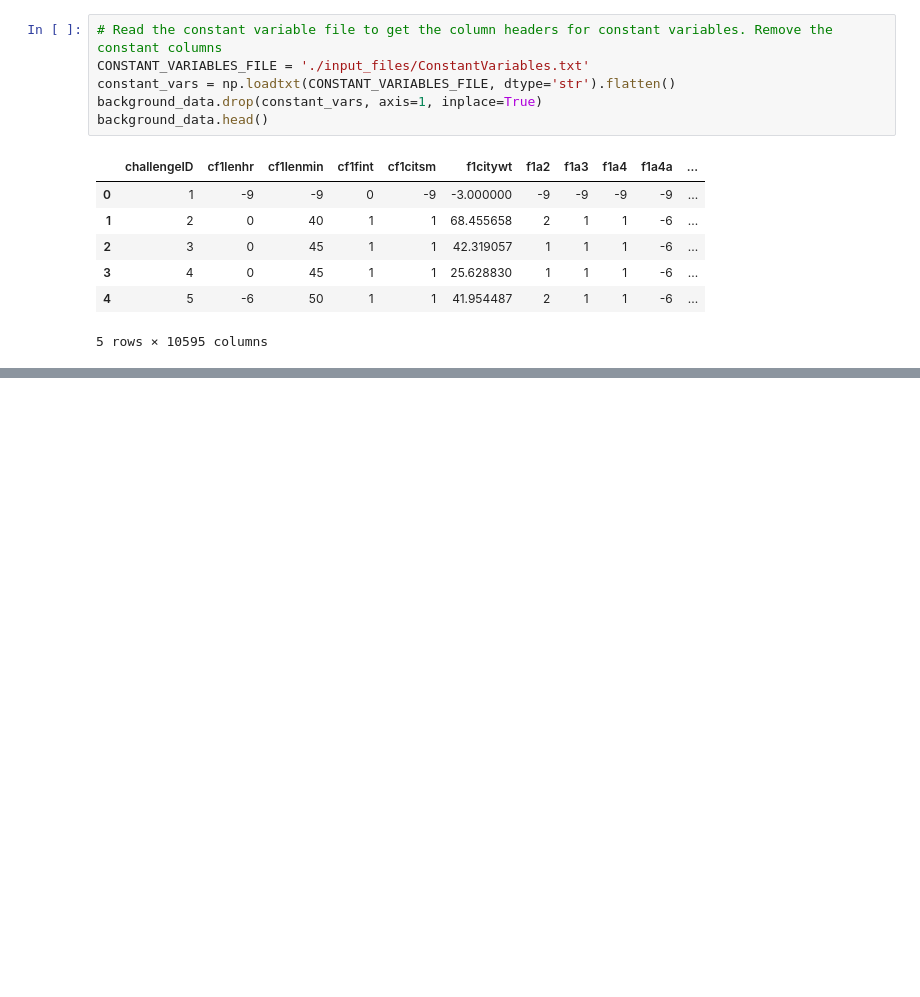
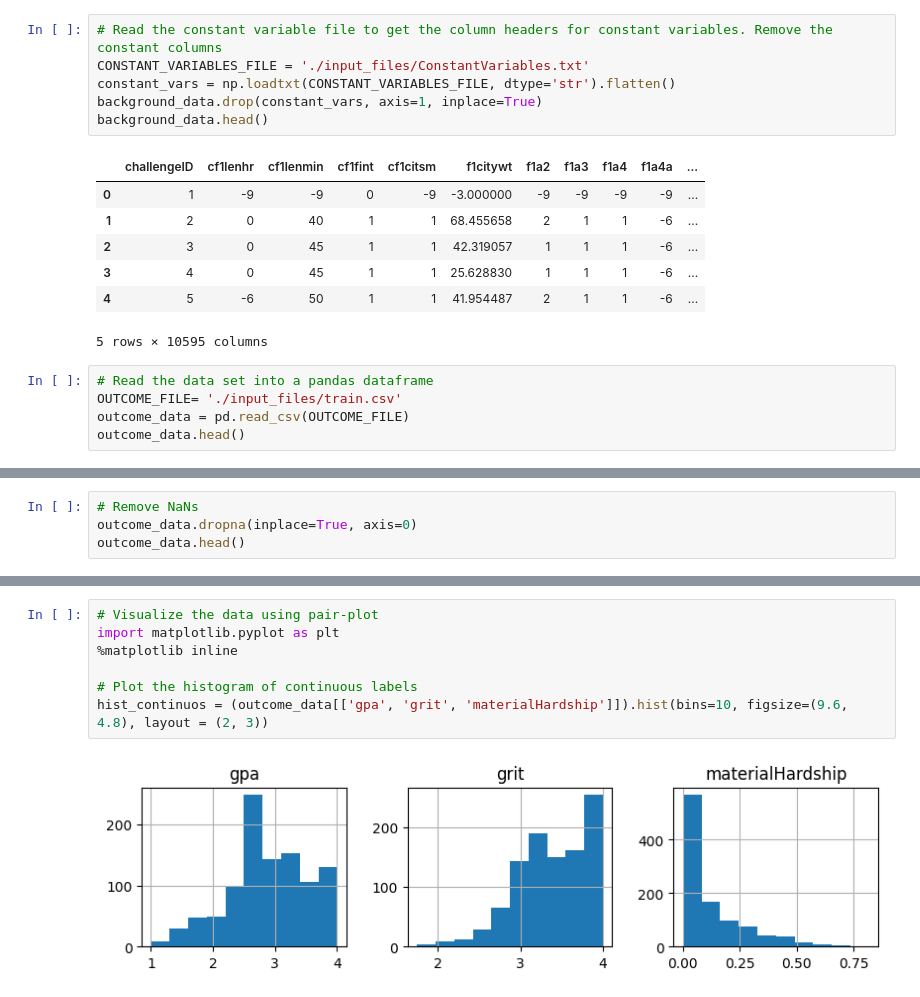
Before and after one commit to vivekkr1809/fragile_family_challenge, a Jupyter notebook: codes/ffchallenge_nb.ipynb, the cells around one changed output, grey strips where cells are left out. Cells and saved outputs as stored; diff of their text form; blank space fills up the shorter version.

```diff
--- a/codes/ffchallenge_nb.ipynb
+++ b/codes/ffchallenge_nb.ipynb
@@ -81,3 +81,8 @@ background_data.head()
 | 3 | 4 | 0 | 45 | 1 | 1 | 25.628830 | 1 | 1 | 1 | -6 | ... |
 | 4 | 5 | -6 | 50 | 1 | 1 | 41.954487 | 2 | 1 | 1 | -6 | ... |
 5 rows × 10595 columns
+# %%
+# Read the data set into a pandas dataframe
+OUTCOME_FILE= './input_files/train.csv'
+outcome_data = pd.read_csv(OUTCOME_FILE)
+outcome_data.head()
@@ -83,0 +96,4 @@ background_data.head()
+# %%
+# Remove NaNs
+outcome_data.dropna(inplace=True, axis=0)
+outcome_data.head()
@@ -83,0 +107,9 @@ background_data.head()
+# %%
+# Visualize the data using pair-plot
+import matplotlib.pyplot as plt
+%matplotlib inline
+
+# Plot the histogram of continuous labels
+hist_continuos = (outcome_data[['gpa', 'grit', 'materialHardship']]).hist(bins=10, figsize=(9.6, 4.8), layout = (2, 3))
+# %% [output]
+[figure, added]
```
Also changed, not shown: parts of 15 cells of this notebook.
